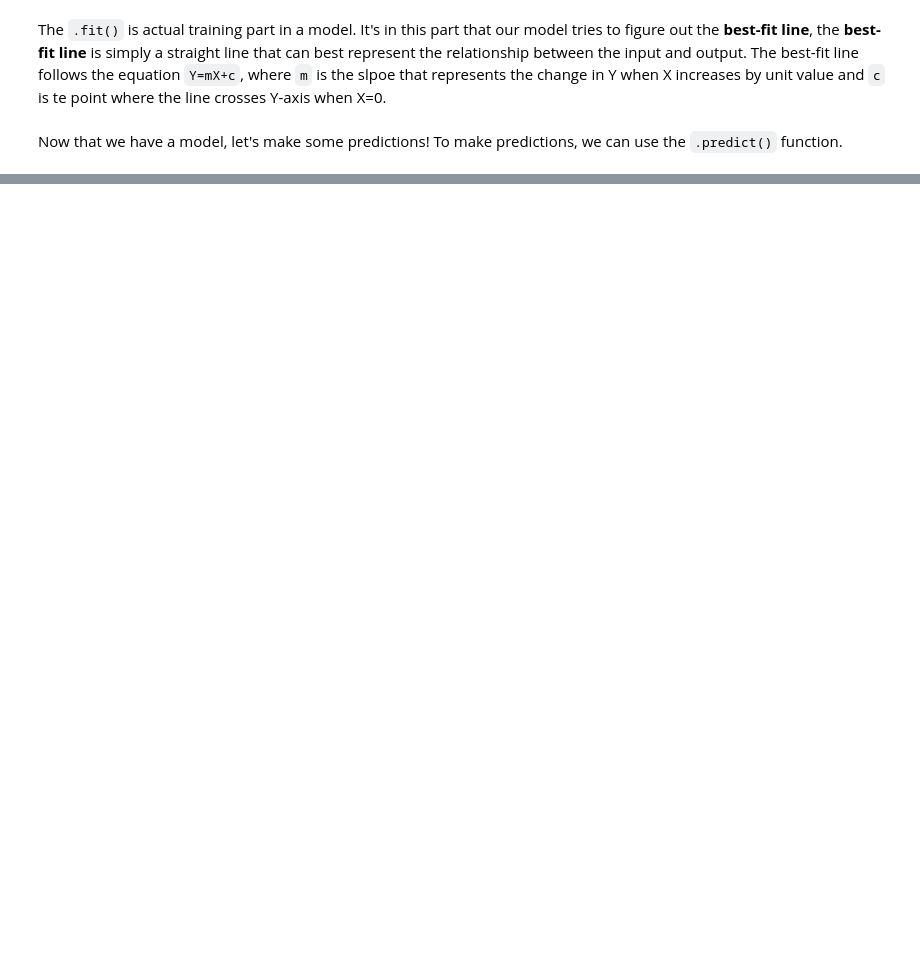
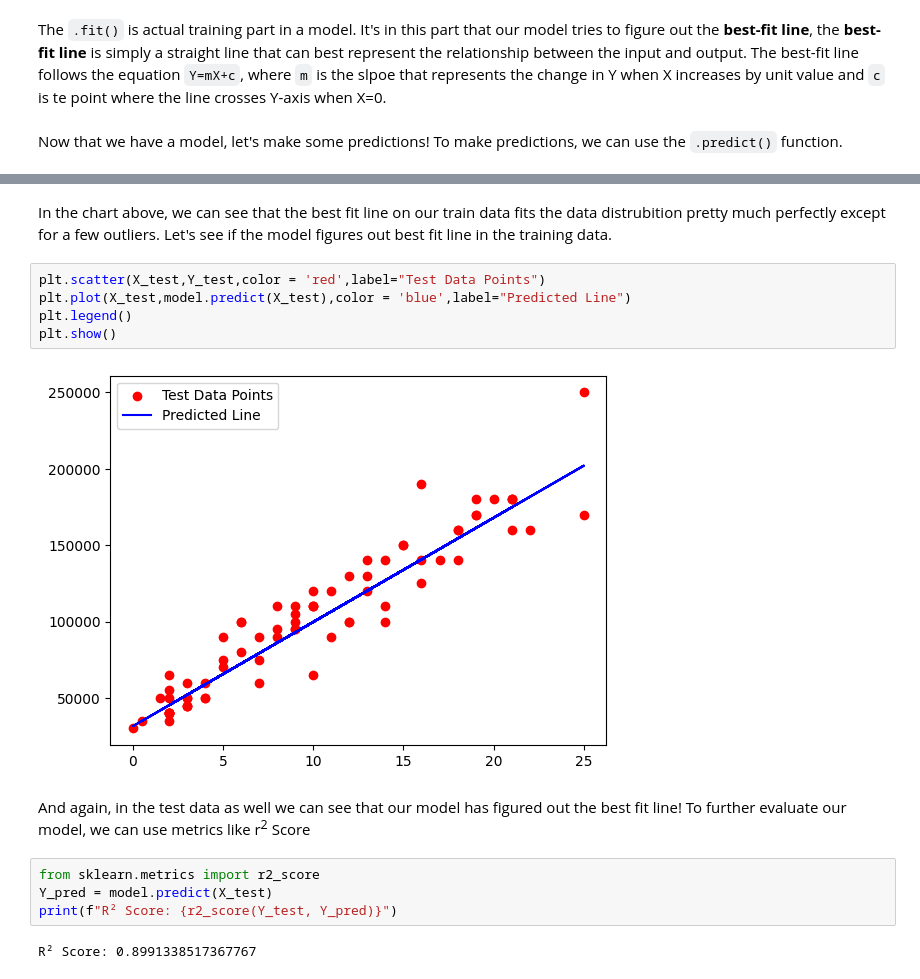
Before and after one commit to Apil120/Learn-ML, a Jupyter notebook: LinearRegression/LinearRegression.ipynb, the cells around one changed output, grey strips where cells are left out. Drawn from its saved outputs; the diff is of its cells as text; blank space fills up the shorter version.

```diff
--- a/LinearRegression/LinearRegression.ipynb
+++ b/LinearRegression/LinearRegression.ipynb
@@ -85,0 +109,17 @@ Your predicted_salary =  65634.03
+# %% [markdown]
+In the chart above, we can see that the best fit line on our train data fits the data distrubition pretty much perfectly except for a few outliers. Let's see if the model figures out best fit line in the training data.
+# %%
+plt.scatter(X_test,Y_test,color = 'red',label="Test Data Points")
+plt.plot(X_test,model.predict(X_test),color = 'blue',label="Predicted Line")
+plt.legend()
+plt.show()
+# %% [output]
+[figure, added]
+# %% [markdown]
+And again, in the test data as well we can see that our model has figured out the best fit line! To further evaluate our model, we can use metrics like r<sup>2</sup> Score
+# %%
+from sklearn.metrics import r2_score
+Y_pred = model.predict(X_test)
+print(f"R² Score: {r2_score(Y_test, Y_pred)}")
+# %% [output]
+R² Score: 0.8991338517367767
```
Also changed, not shown: parts of 10 cells of this notebook.
